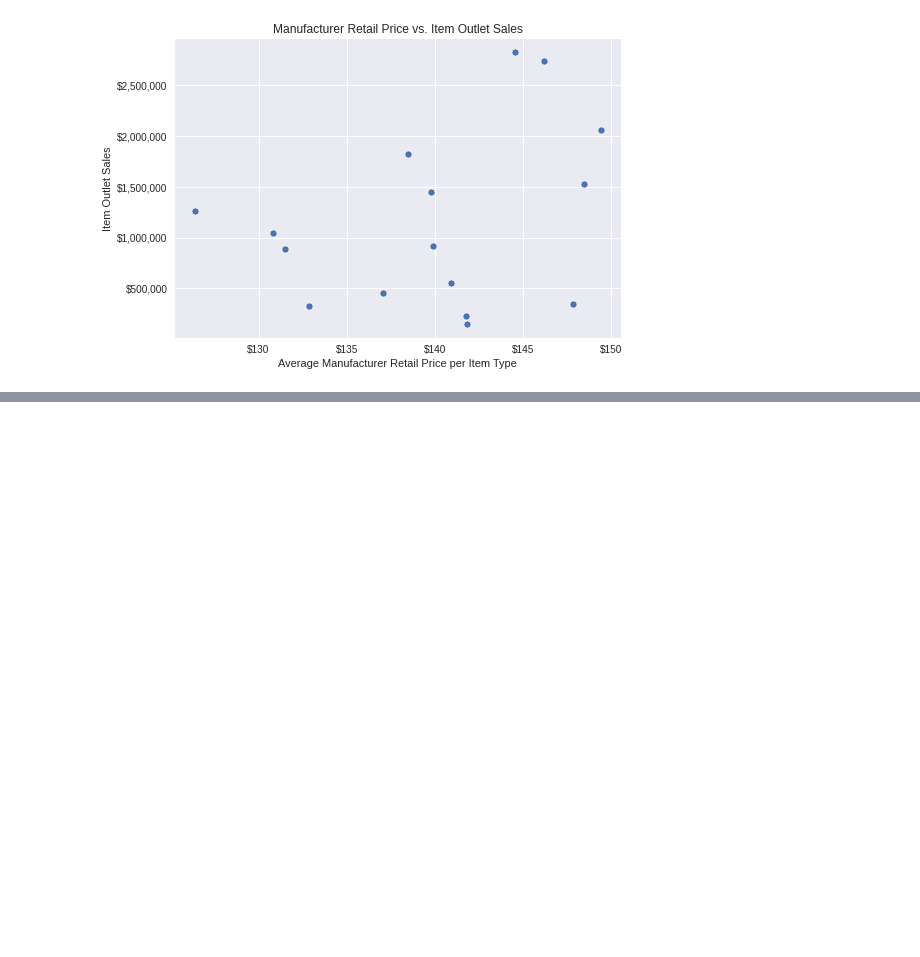
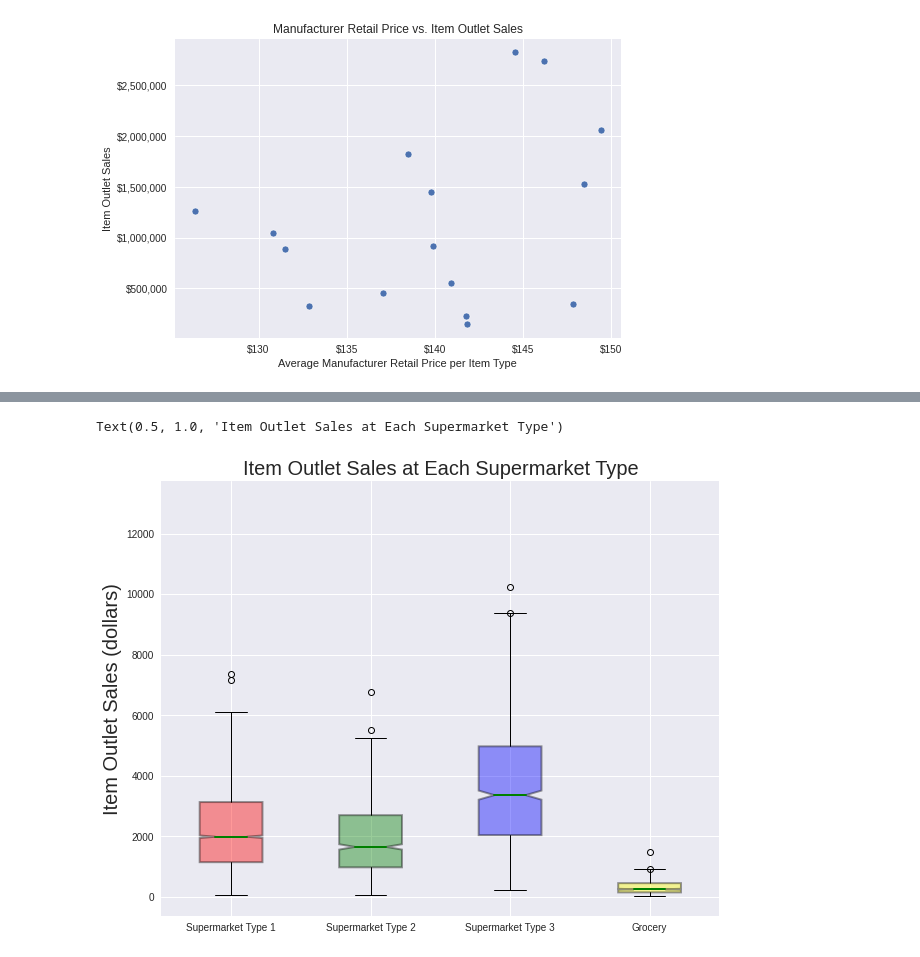
Before and after one commit to rlorey/food_sales_predictions, a Jupyter notebook: Project1.ipynb, the cells around one changed output, grey strips where cells are left out. Cells and saved outputs as stored; diff of their text form; code cells hidden in the pictures; blank space fills up the shorter version.

```diff
--- a/Project1.ipynb
+++ b/Project1.ipynb
@@ -432,0 +607,11 @@ sns.heatmap(corr, cmap = 'Pastel1_r' , annot = True)
+# %%
+t1_filter = df['Outlet_Type']== 'Supermarket Type1'
+t2_filter = df['Outlet_Type']== 'Supermarket Type2'
+t3_filter = df['Outlet_Type']== 'Supermarket Type3'
+gro_filter = df['Outlet_Type'] == 'Grocery Store'
+
+t1_df = df.loc[t1_filter]
+t2_df = df.loc[t2_filter]
+t3_df = df.loc[t3_filter]
+gro_df = df.loc[gro_filter]
+gro_df.head()
@@ -432,0 +625,31 @@ sns.heatmap(corr, cmap = 'Pastel1_r' , annot = True)
+# %%
+
+fig, axes = plt.subplots(nrows = 1, ncols = 1, figsize = (10,8)) #Creates subplots out of the boxplots
+
+
+
+boxplots = axes.boxplot([t1_df['Item_Outlet_Sales'], t2_df['Item_Outlet_Sales'], t3_df['Item_Outlet_Sales'], gro_df['Item_Outlet_Sales']], notch = True,
+           labels = ['Supermarket Type 1', 'Supermarket Type 2', 'Supermarket Type 3', "Grocery"],
+           patch_artist = True,
+           medianprops = dict(linestyle='-', linewidth=2, color='green'),
+           boxprops = dict(linestyle='--', linewidth=2, color='Black',  facecolor = 'yellow', alpha = .4));
+
+fliers = boxplots['fliers'] #list of fliers outside boxplot
+
+for fly in fliers: #pick out minimum and maximum flier data points and plot on graph
+    fdata = fly.get_data()
+    fly.set_data([fdata[0][0],fdata[0][-1]],[fdata[1][0],fdata[1][-1]])
+
+
+boxplot1 = boxplots['boxes'][0] #save the location of the first boxplot on the left to a variable boxplot1
+boxplot2 = boxplots['boxes'][1]
+boxplot3 = boxplots['boxes'][2]
+
+boxplot1.set_facecolor('red') #color boxplot1 red
+boxplot2.set_facecolor('green') #color boxplot2 green
+boxplot3.set_facecolor('blue')
+plt.ylabel('Item Outlet Sales (dollars)', fontsize = 20);
+plt.title('Item Outlet Sales at Each Supermarket Type', fontsize = 20)
+# %% [output]
+Text(0.5, 1.0, 'Item Outlet Sales at Each Supermarket Type')
+[figure, added]
```
Also changed, not shown: parts of 41 cells of this notebook.
